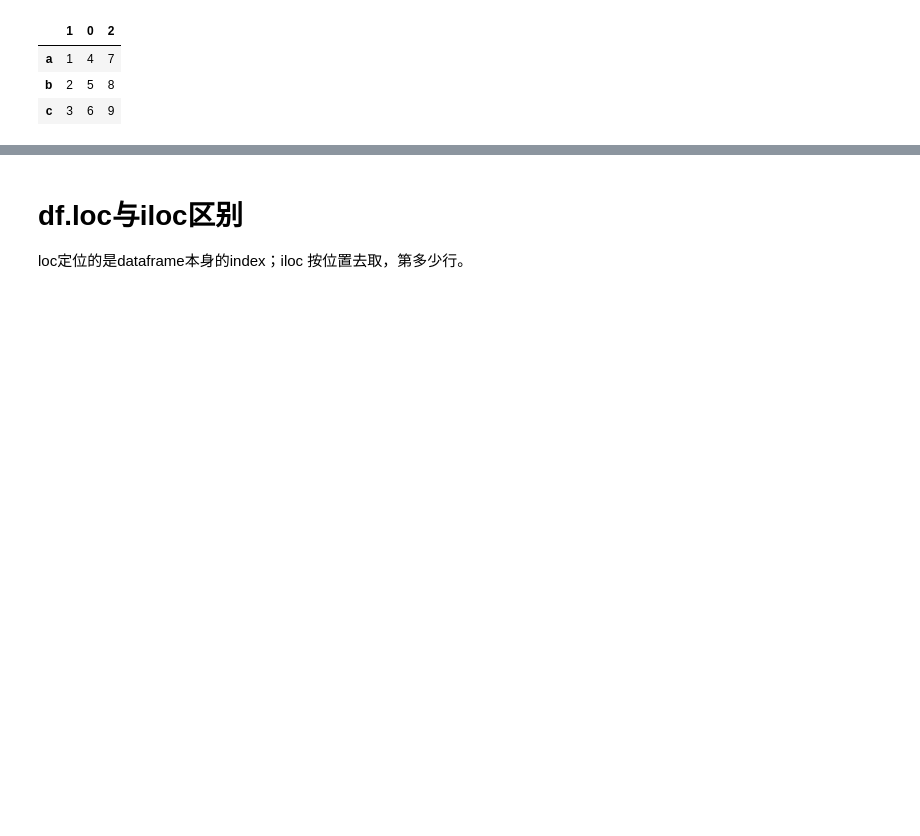
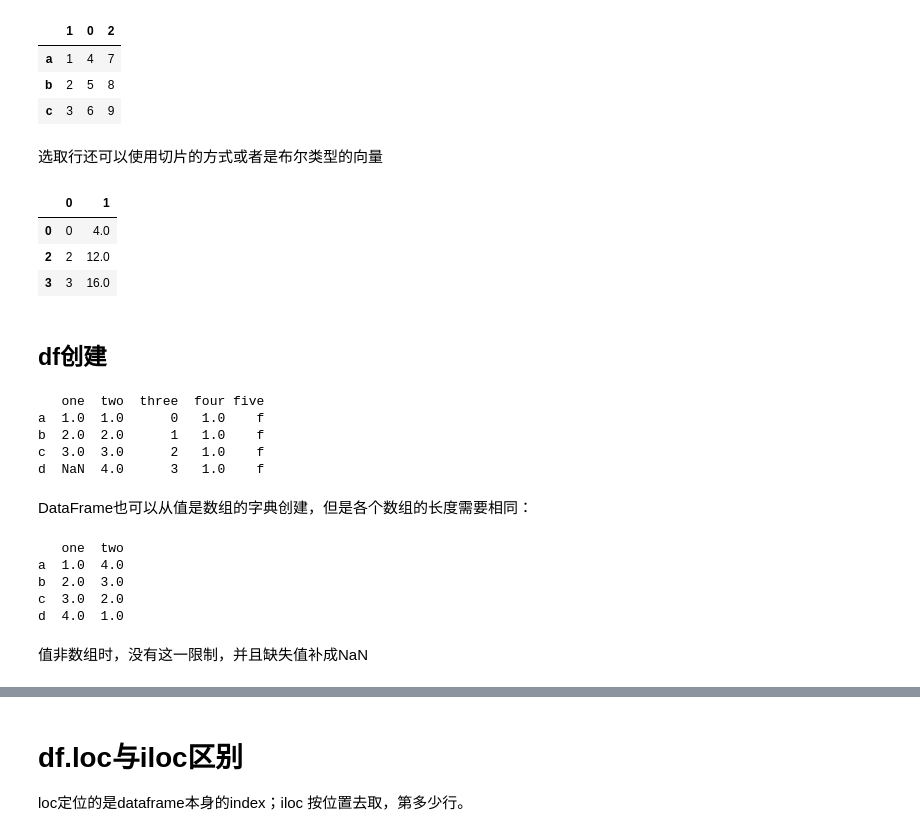
Before and after one commit to nksuya/jupyter_notebook, a Jupyter notebook: 学习笔记/pandas.ipynb, the cells around one changed output, grey strips where cells are left out. Drawn from its saved outputs; the diff is of its cells as text; code cells hidden in the pictures; blank space fills up the shorter version.

```diff
--- a/学习笔记/pandas.ipynb
+++ b/学习笔记/pandas.ipynb
@@ -106,3 +110,44 @@ df.T
 | a | 1 | 4 | 7 |
 | b | 2 | 5 | 8 |
 | c | 3 | 6 | 9 |
+# %% [markdown]
+选取行还可以使用切片的方式或者是布尔类型的向量
+# %%
+df[2:4]
+bool_vec = [True, False, True, True, False]
+df[bool_vec]
+# %% [output]
+|  | 0 | 1 |
+| 0 | 0 | 4.0 |
+| 2 | 2 | 12.0 |
+| 3 | 3 | 16.0 |
+# %% [markdown]
+## df创建
+# %%
+d={'one':pd.Series([1.,2.,3.],index=['a','b','c']),
+   'two':pd.Series([1.,2.,3.,4.,],index=['a','b','c','d']),
+   'three':range(4),
+   'four':1.,
+   'five':'f'}
+df3=pd.DataFrame(d)
+print(df3)
+# %% [output]
+   one  two  three  four five
+a  1.0  1.0      0   1.0    f
+b  2.0  2.0      1   1.0    f
+c  3.0  3.0      2   1.0    f
+d  NaN  4.0      3   1.0    f
+# %% [markdown]
+DataFrame也可以从值是数组的字典创建，但是各个数组的长度需要相同：
+# %%
+d = {'one': [1., 2., 3., 4.], 'two': [4., 3., 2., 1.]}
+df = pd.DataFrame(d, index=['a', 'b', 'c', 'd'])
+print(df)
+# %% [output]
+   one  two
+a  1.0  4.0
+b  2.0  3.0
+c  3.0  2.0
+d  4.0  1.0
+# %% [markdown]
+值非数组时，没有这一限制，并且缺失值补成NaN
```
Also changed, not shown: parts of 18 cells of this notebook, 3 other files.
